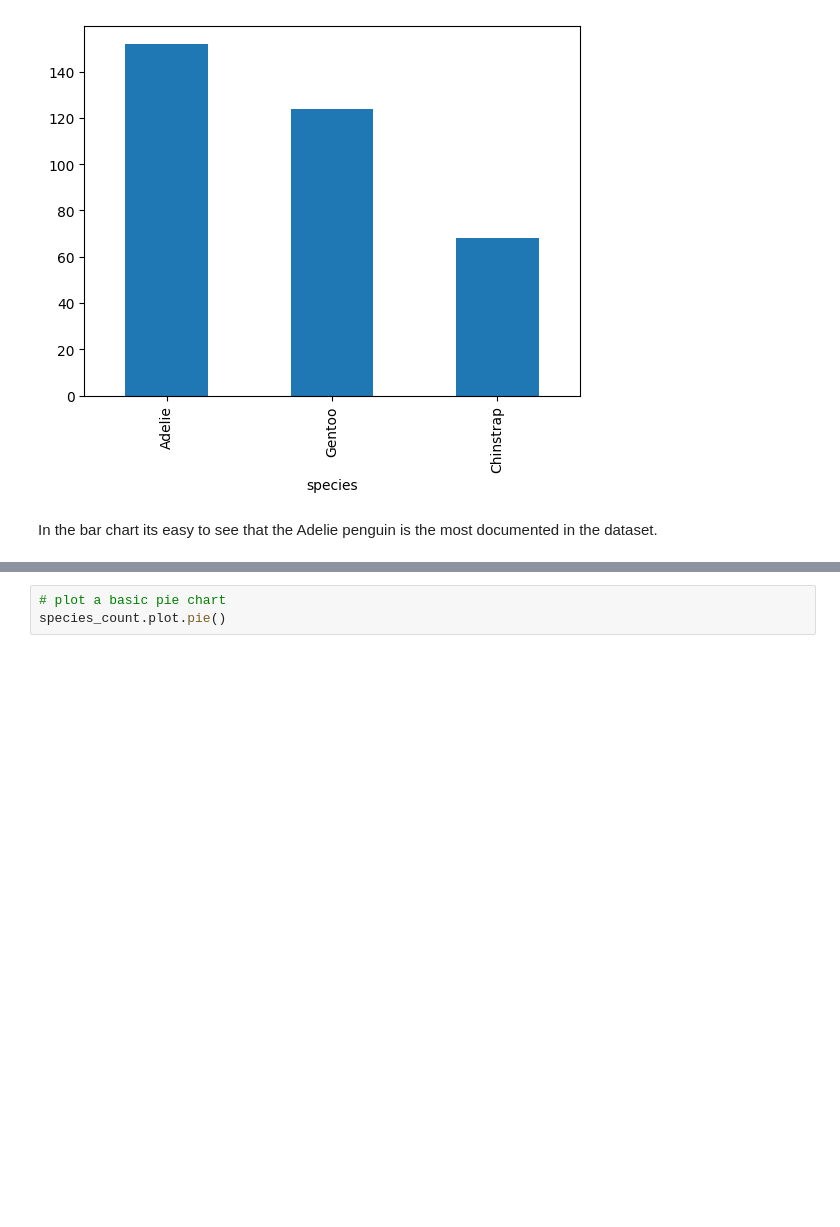
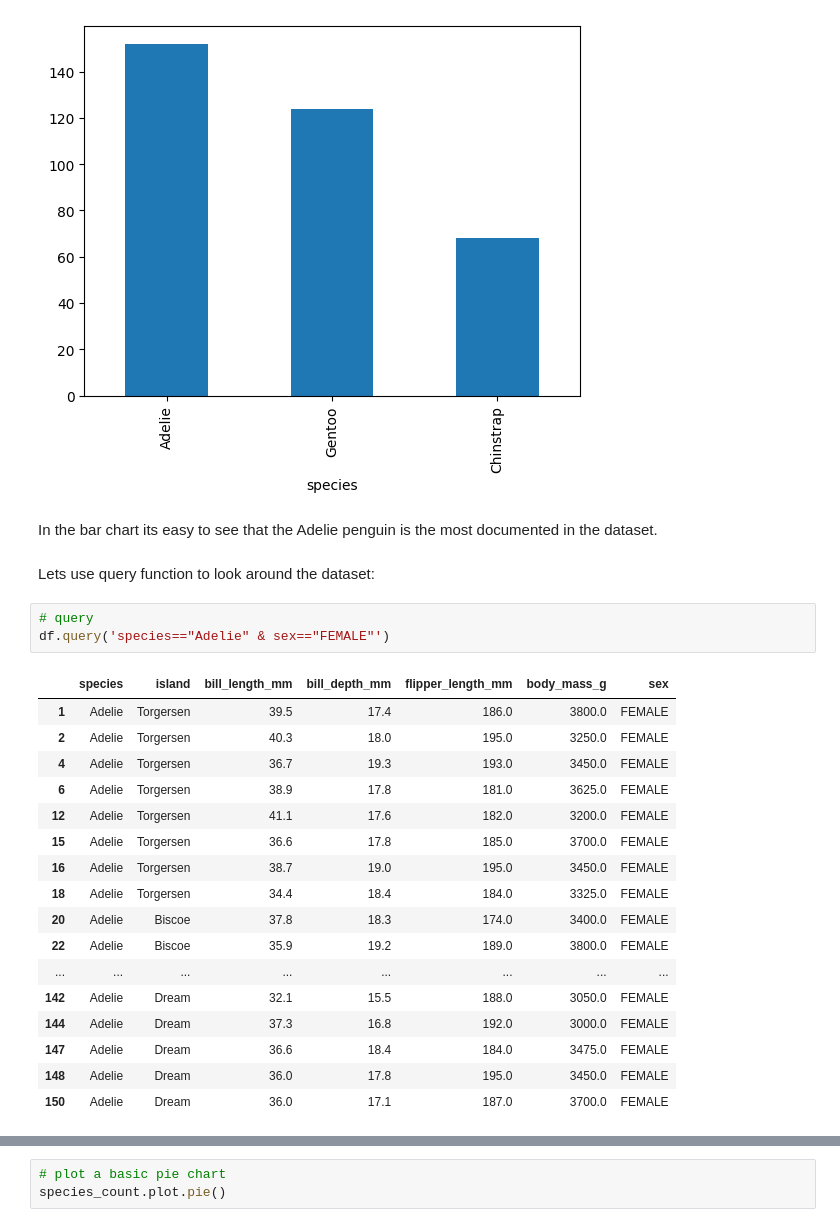
Before and after one commit to holmstead/principles_of_data_analytics, a Jupyter notebook: penguins.ipynb, the cells around one changed output, grey strips where cells are left out. Cells and saved outputs as stored; diff of their text form; blank space fills up the shorter version.

Commit message:
add query method

```diff
--- a/penguins.ipynb
+++ b/penguins.ipynb
@@ -201,3 +204,26 @@ Name: count, dtype: int64
 [figure]
 # %% [markdown]
 In the bar chart its easy to see that the Adelie penguin is the most documented in the dataset.
+# %% [markdown]
+Lets use query function to look around the dataset:
+# %%
+# query
+df.query('species=="Adelie" & sex=="FEMALE"')
+# %% [output]
+|  | species | island | bill_length_mm | bill_depth_mm | flipper_length_mm | body_mass_g | sex |
+| 1 | Adelie | Torgersen | 39.5 | 17.4 | 186.0 | 3800.0 | FEMALE |
+| 2 | Adelie | Torgersen | 40.3 | 18.0 | 195.0 | 3250.0 | FEMALE |
+| 4 | Adelie | Torgersen | 36.7 | 19.3 | 193.0 | 3450.0 | FEMALE |
+| 6 | Adelie | Torgersen | 38.9 | 17.8 | 181.0 | 3625.0 | FEMALE |
+| 12 | Adelie | Torgersen | 41.1 | 17.6 | 182.0 | 3200.0 | FEMALE |
+| 15 | Adelie | Torgersen | 36.6 | 17.8 | 185.0 | 3700.0 | FEMALE |
+| 16 | Adelie | Torgersen | 38.7 | 19.0 | 195.0 | 3450.0 | FEMALE |
+| 18 | Adelie | Torgersen | 34.4 | 18.4 | 184.0 | 3325.0 | FEMALE |
+| 20 | Adelie | Biscoe | 37.8 | 18.3 | 174.0 | 3400.0 | FEMALE |
+| 22 | Adelie | Biscoe | 35.9 | 19.2 | 189.0 | 3800.0 | FEMALE |
+| ... | ... | ... | ... | ... | ... | ... | ... |
+| 142 | Adelie | Dream | 32.1 | 15.5 | 188.0 | 3050.0 | FEMALE |
+| 144 | Adelie | Dream | 37.3 | 16.8 | 192.0 | 3000.0 | FEMALE |
+| 147 | Adelie | Dream | 36.6 | 18.4 | 184.0 | 3475.0 | FEMALE |
+| 148 | Adelie | Dream | 36.0 | 17.8 | 195.0 | 3450.0 | FEMALE |
+| 150 | Adelie | Dream | 36.0 | 17.1 | 187.0 | 3700.0 | FEMALE |
```
Also changed, not shown: parts of 12 cells of this notebook.
